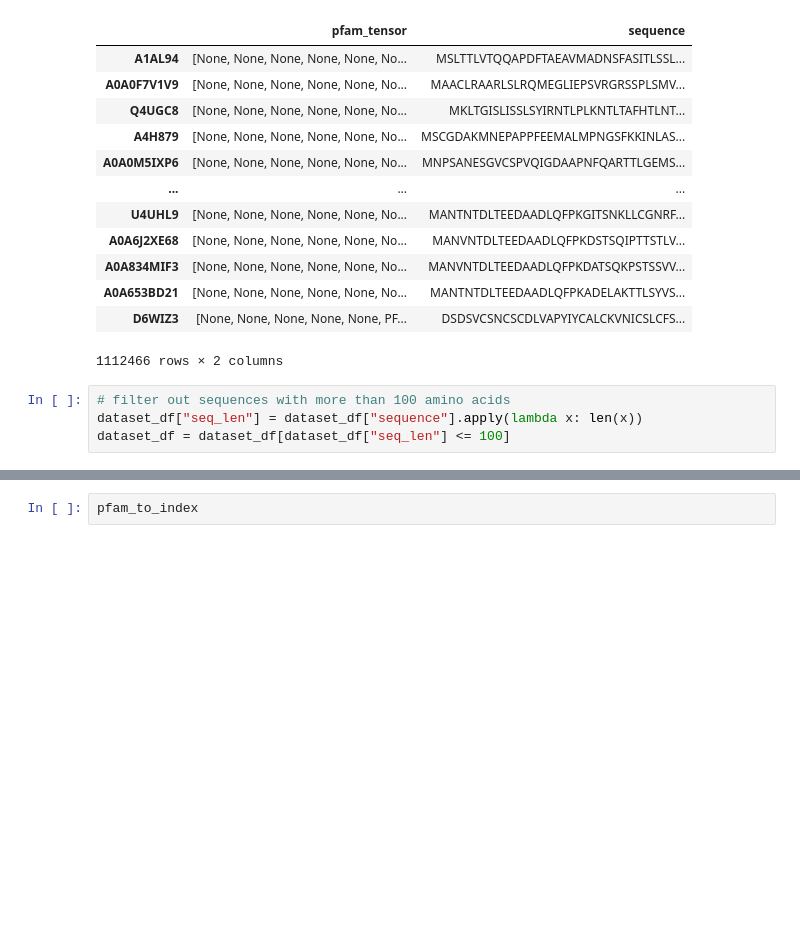
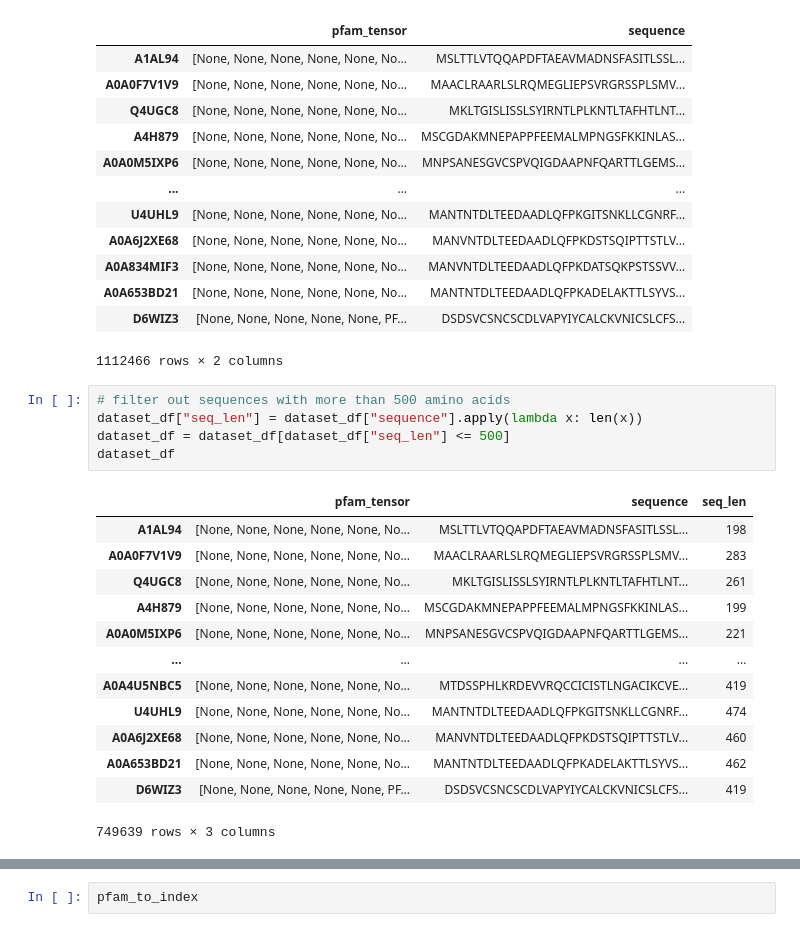
Before and after one commit to BetelgeuseBugFixer/PPI, a Jupyter notebook: models/simple_model/model_testing.ipynb, the cells around one changed output, grey strips where cells are left out. Cells and saved outputs as stored; diff of their text form; blank space fills up the shorter version.

```diff
--- a/models/simple_model/model_testing.ipynb
+++ b/models/simple_model/model_testing.ipynb
@@ -42,9 +42,24 @@ dataset_df
 | D6WIZ3 | [None, None, None, None, None, PF... | DSDSVCSNCSCDLVAPYIYCALCKVNICSLCFS... |
 1112466 rows × 2 columns
 # %%
-# filter out sequences with more than 100 amino acids
+# filter out sequences with more than 500 amino acids
 dataset_df["seq_len"] = dataset_df["sequence"].apply(lambda x: len(x))
-dataset_df = dataset_df[dataset_df["seq_len"] <= 100]
+dataset_df = dataset_df[dataset_df["seq_len"] <= 500]
+dataset_df
+# %% [output]
+|  | pfam_tensor | sequence | seq_len |
+| A1AL94 | [None, None, None, None, None, No... | MSLTTLVTQQAPDFTAEAVMADNSFASITLSSL... | 198 |
+| A0A0F7V1V9 | [None, None, None, None, None, No... | MAACLRAARLSLRQMEGLIEPSVRGRSSPLSMV... | 283 |
+| Q4UGC8 | [None, None, None, None, None, No... | MKLTGISLISSLSYIRNTLPLKNTLTAFHTLNT... | 261 |
+| A4H879 | [None, None, None, None, None, No... | MSCGDAKMNEPAPPFEEMALMPNGSFKKINLAS... | 199 |
+| A0A0M5IXP6 | [None, None, None, None, None, No... | MNPSANESGVCSPVQIGDAAPNFQARTTLGEMS... | 221 |
+| ... | ... | ... | ... |
+| A0A4U5NBC5 | [None, None, None, None, None, No... | MTDSSPHLKRDEVVRQCCICISTLNGACIKCVE... | 419 |
+| U4UHL9 | [None, None, None, None, None, No... | MANTNTDLTEEDAADLQFPKGITSNKLLCGNRF... | 474 |
+| A0A6J2XE68 | [None, None, None, None, None, No... | MANVNTDLTEEDAADLQFPKDSTSQIPTTSTLV... | 460 |
+| A0A653BD21 | [None, None, None, None, None, No... | MANTNTDLTEEDAADLQFPKADELAKTTLSYVS... | 462 |
+| D6WIZ3 | [None, None, None, None, None, PF... | DSDSVCSNCSCDLVAPYIYCALCKVNICSLCFS... | 419 |
+749639 rows × 3 columns
 # %%
 subset_df = dataset_df.head(10000)
 subset_df
```
Also changed, not shown: parts of 6 cells of this notebook, 6 other files.
